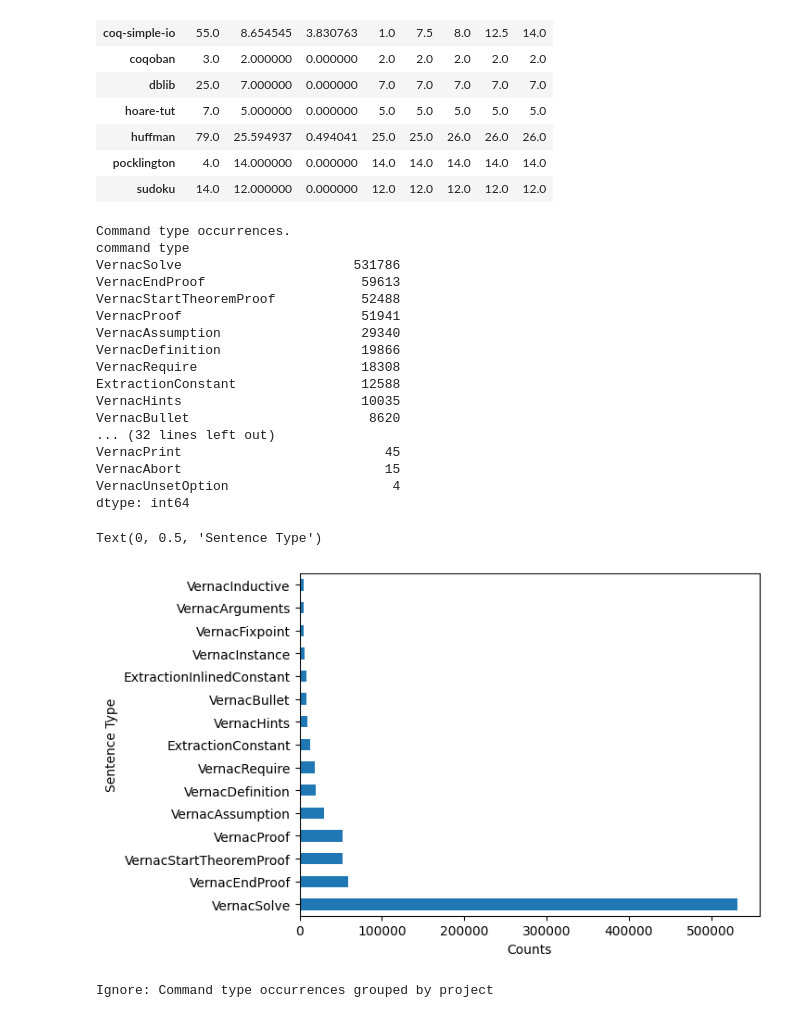
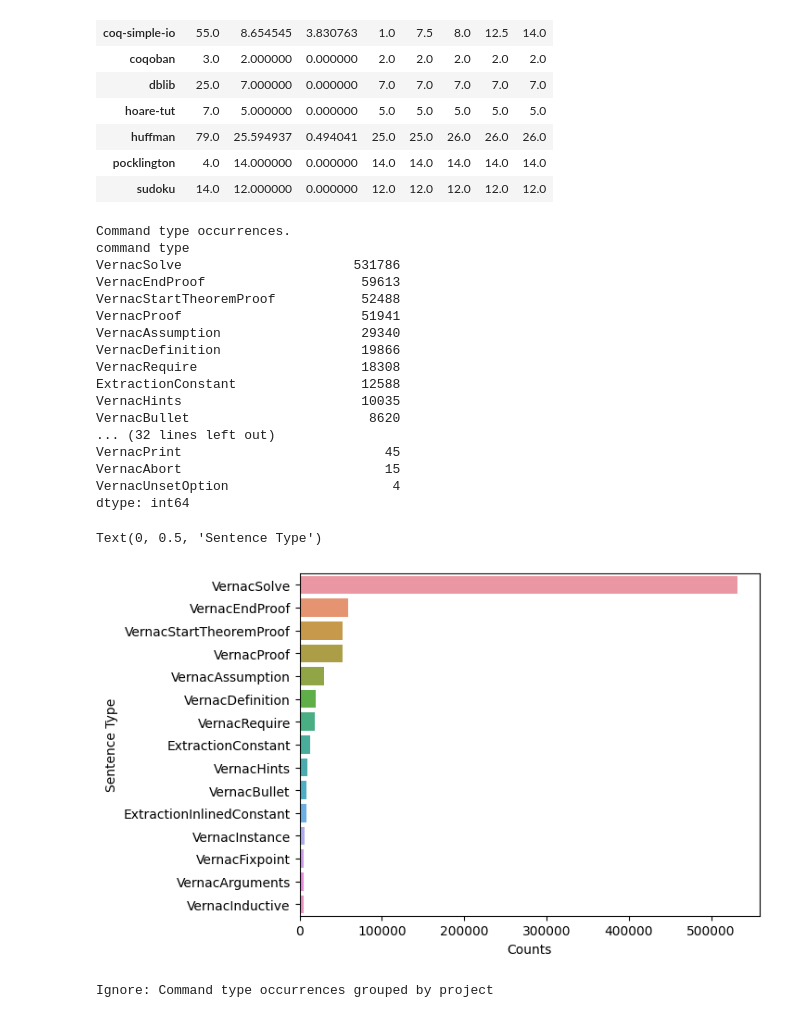
Before and after one commit to Radiance-Technologies/prism, a Jupyter notebook: scripts/data/analyze_cache_df.ipynb, the cells around one changed output. Drawn from its saved outputs; the diff is of its cells as text; code cells hidden in the pictures.

```diff
--- a/scripts/data/analyze_cache_df.ipynb
+++ b/scripts/data/analyze_cache_df.ipynb
@@ -131,30 +131,31 @@ Files per project.
 # %%
 print("Command type occurrences.")
 barplot_series = df.value_counts(subset="command type")
-barplot_series.nlargest(15).plot(kind="barh")
 print(barplot_series)
+series_largest = barplot_series.nlargest(15)
+sns.barplot(y=series_largest.index, x=series_largest.values)
 plt.xlabel("Counts")
 plt.ylabel("Sentence Type")
 # %% [output]
 Command type occurrences.
 command type
 VernacSolve                      531786
 VernacEndProof                    59613
 VernacStartTheoremProof           52488
 VernacProof                       51941
 VernacAssumption                  29340
 VernacDefinition                  19866
 VernacRequire                     18308
 ExtractionConstant                12588
 VernacHints                       10035
 VernacBullet                       8620
 ... (32 lines left out)
 VernacPrint                          45
 VernacAbort                          15
 VernacUnsetOption                     4
 dtype: int64
 Text(0, 0.5, 'Sentence Type')
-[figure, old version]
+[figure, new version]
 # %%
 print("Ignore: Command type occurrences grouped by project")
 # If we really want to show all this, save it as a CSV file. The output of describe() is itself a dataframe.
```
Also changed, not shown: parts of 2 cells of this notebook.
